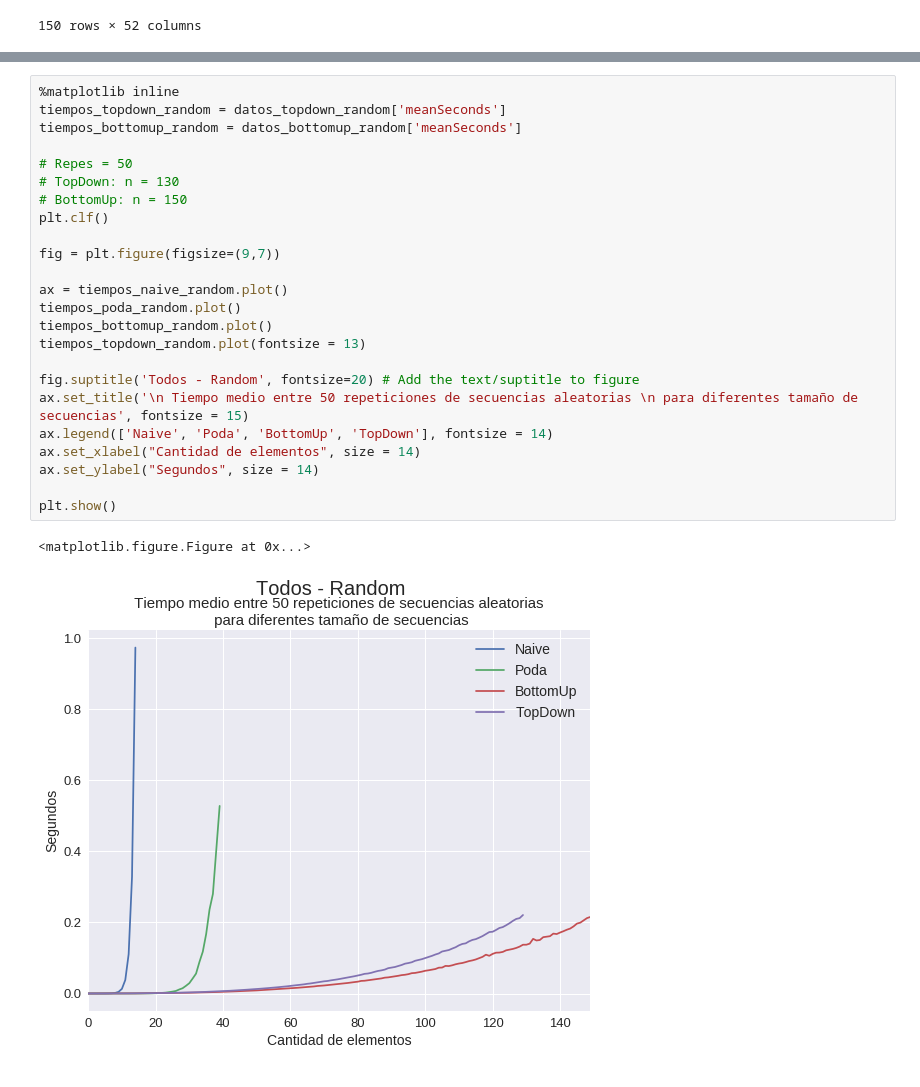
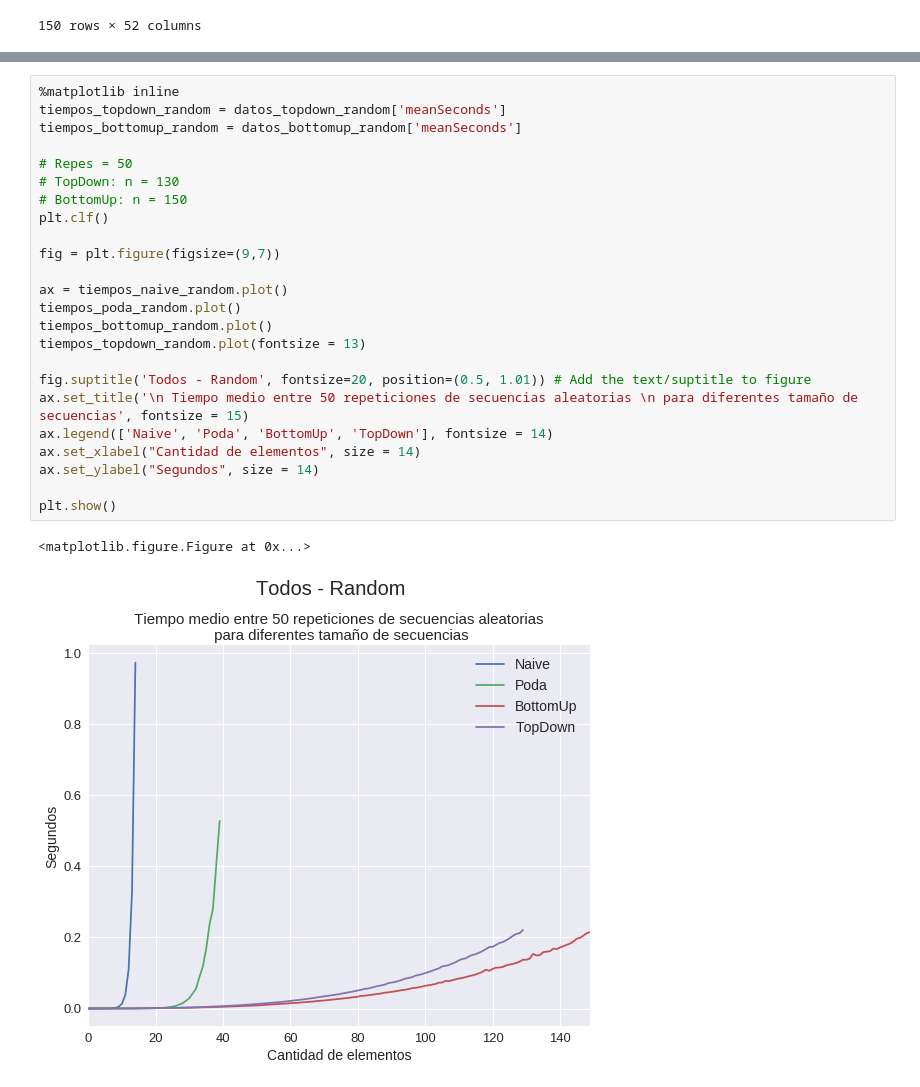
Before and after one commit to JonSeijo/algo3-tp1, a Jupyter notebook: experimentos/Graficador random.ipynb, the cells around one changed output, grey strips where cells are left out. Drawn from its saved outputs; the diff is of its cells as text.

```diff
--- a/experimentos/Graficador random.ipynb
+++ b/experimentos/Graficador random.ipynb
@@ -156,27 +156,27 @@ plt.show()
 # %%
 %matplotlib inline
 tiempos_topdown_random = datos_topdown_random['meanSeconds']
 tiempos_bottomup_random = datos_bottomup_random['meanSeconds']
 
 # Repes = 50
 # TopDown: n = 130
 # BottomUp: n = 150
 plt.clf()
 
 fig = plt.figure(figsize=(9,7))
 
 ax = tiempos_naive_random.plot()
 tiempos_poda_random.plot()
 tiempos_bottomup_random.plot()
 tiempos_topdown_random.plot(fontsize = 13)
 
-fig.suptitle('Todos - Random', fontsize=20) # Add the text/suptitle to figure
+fig.suptitle('Todos - Random', fontsize=20, position=(0.5, 1.01)) # Add the text/suptitle to figure
 ax.set_title('\n Tiempo medio entre 50 repeticiones de secuencias aleatorias \n para diferentes tamaño de secuencias', fontsize = 15)
 ax.legend(['Naive', 'Poda', 'BottomUp', 'TopDown'], fontsize = 14)
 ax.set_xlabel("Cantidad de elementos", size = 14)
 ax.set_ylabel("Segundos", size = 14)
 
 plt.show()
 # %% [output]
 <matplotlib.figure.Figure at 0x...>
-[figure, old version]
+[figure, new version]
```
Also changed, not shown: parts of 2 cells of this notebook, 3 other files.
